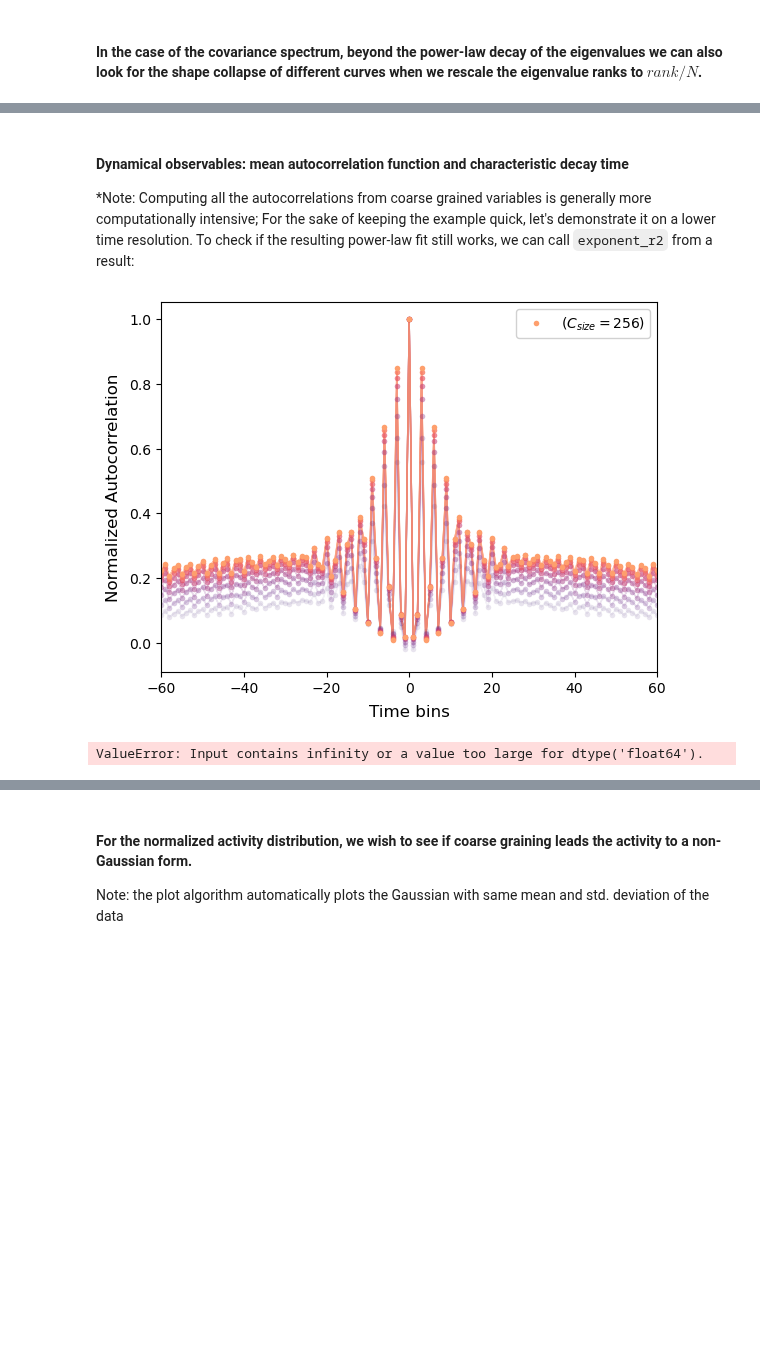
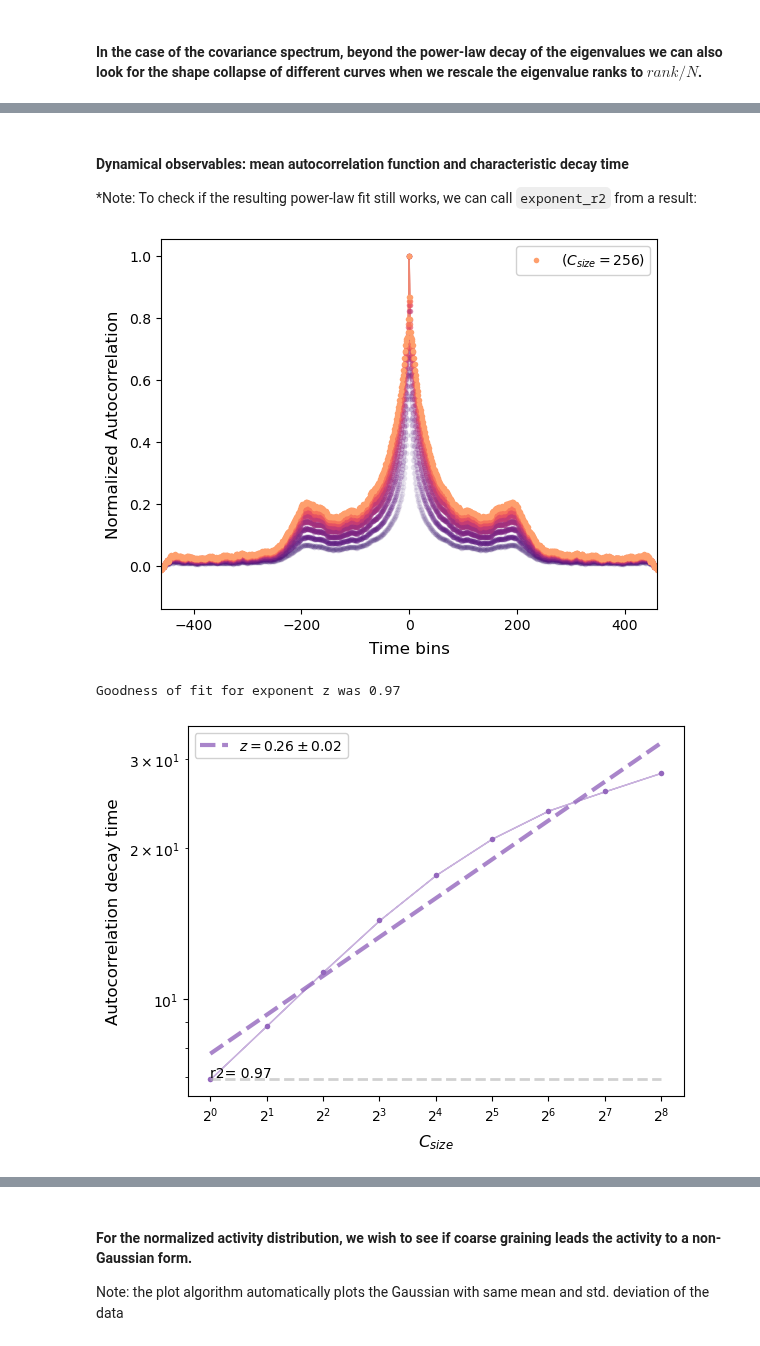
Before and after one commit to Damiaom/prg_toolbox, a Jupyter notebook: example_notebooks/but_what_does_PRG_do.ipynb, the cells around one changed output, grey strips where cells are left out. Drawn from its saved outputs; the diff is of its cells as text; code cells hidden in the pictures; blank space fills up the shorter version.

```diff
--- a/example_notebooks/but_what_does_PRG_do.ipynb
+++ b/example_notebooks/but_what_does_PRG_do.ipynb
@@ -23,7 +23,7 @@ data_timestamps = prg.tools._load_timestamps(file_path, format=data_format)
 timestamps = prg.tools._pick_random_sample_from_timestamps(data_timestamps, sample_size=4096)
 
 # Working with binary variables is the standard approach in PRG
-binary_array = prg.tools.binarize_data(timestamps, data_format=data_format, binsize_ms = 2)
+binary_array = prg.tools.binarize_data(timestamps, data_format=data_format, binsize_ms = 5)
 
 # Let's have a look at how the binary array looks like
 rows_to_plot = 100
@@ -142,26 +142,20 @@ prg.plot.plot_covariance_spectrum(spec)
 # %% [markdown]
 #### Dynamical observables: mean autocorrelation function and characteristic decay time
 
-*Note: Computing all the autocorrelations from coarse grained variables is generally more computationally intensive;
-For the sake of keeping the example quick, let's demonstrate it on a lower time resolution. To check if the resulting power-law fit still works, we can call `exponent_r2` from a result:
+*Note: To check if the resulting power-law fit still works, we can call `exponent_r2` from a result:
 # %%
-# # # Slicing just a small portion of the data
-# binary_array_for_acf = prg.tools.binarize_data(timestamps, data_format=data_format, binsize_ms=20)
-# CG_variables_for_acf = prg.CGVariables(binary_array_for_acf, rg_steps=6)
-# # -------------------------------------------
-
 acf = prg.autocorrelation_function(CG_variables)
 fig = plt.figure()
 prg.plot.plot_autocorrelation_function(acf)
-plt.xlim([-60,60])
 plt.show()
 
 decaytime = prg.decay_time(CG_variables)
 fig = plt.figure()
 prg.plot.plot_decay_time(decaytime)
 
 plt.text(1,7,f'r2= {decaytime.exponent_r2:.2f}')
 print(f'Goodness of fit for exponent z was {decaytime.exponent_r2:.2f}')
 # %% [output]
-[figure, old version]
+[figure, new version]
-ValueError: Input contains infinity or a value too large for dtype('float64').
+Goodness of fit for exponent z was 0.97
+[figure, added]
```
Also changed, not shown: parts of 9 cells of this notebook, 1 other file.
